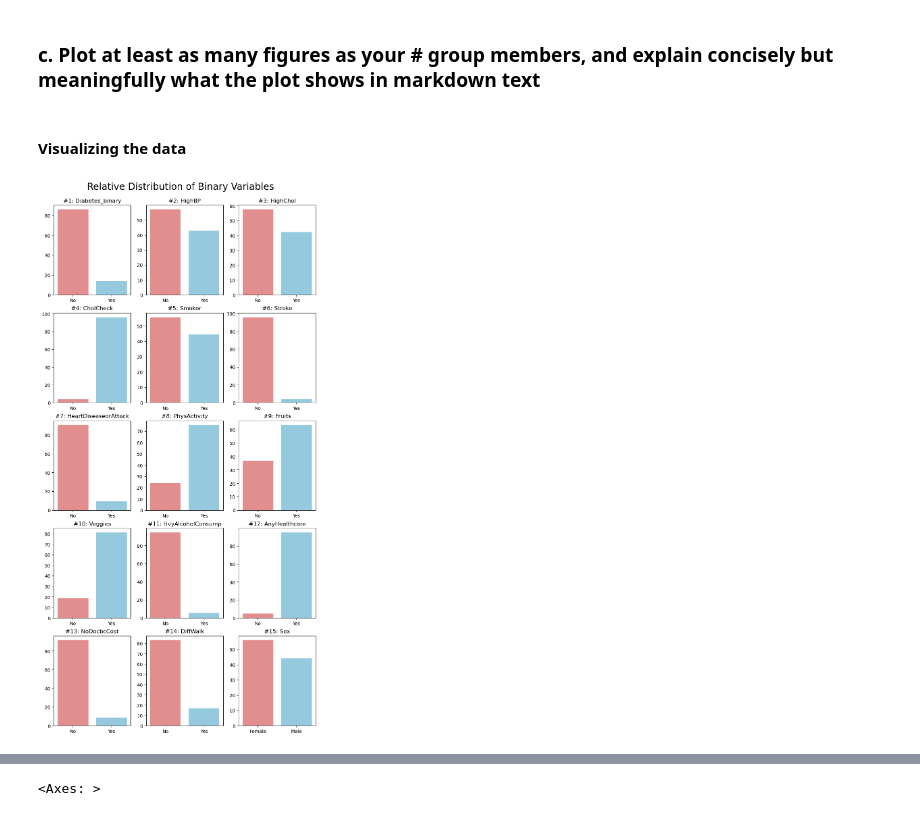
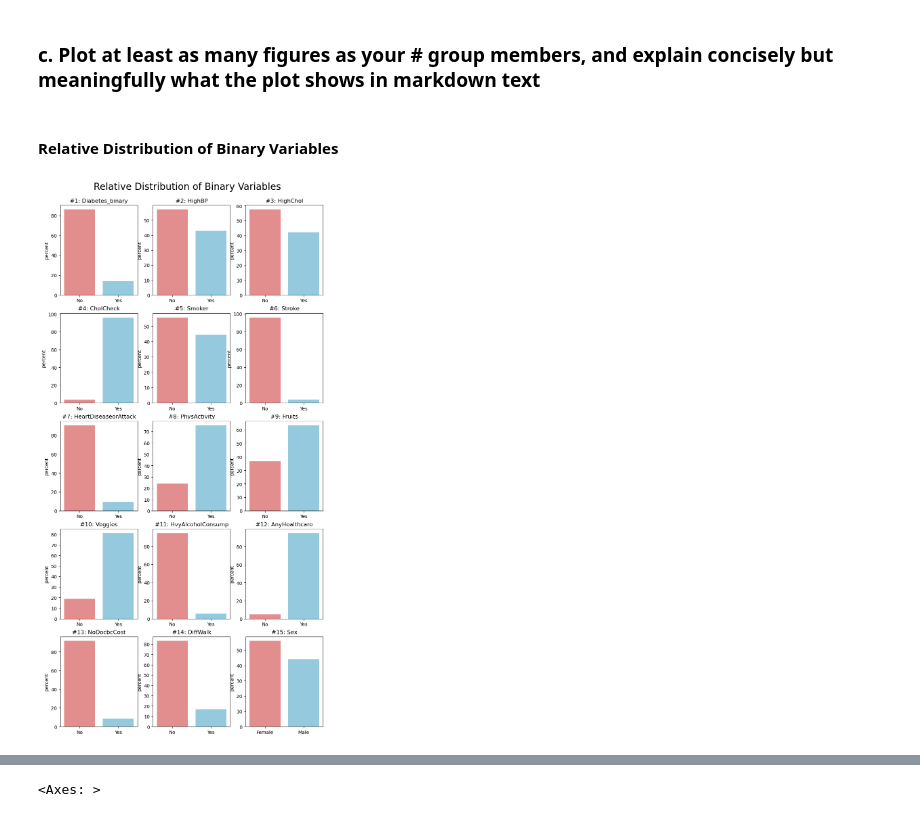
Before and after one commit to arianarosario/DFA-project, a Jupyter notebook: deliverable.ipynb, the cells around one changed output, grey strips where cells are left out. Saved outputs shown, nothing was run; the diff lists cells and outputs as text; code cells hidden in the pictures.

```diff
--- a/deliverable.ipynb
+++ b/deliverable.ipynb
@@ -258,50 +255,52 @@ Age Variable:
         8 ($75,000 or more):    7.96% have diabetes
 # %% [markdown]
 ### c. Plot at least as many figures as your # group members, and explain concisely but meaningfully what the plot shows in markdown text
-# %% [markdown]
-#### Visualizing the data
 # %%
 # helper function to plot a varible distribution
 
+import matplotlib.pyplot as plt
 import seaborn as sns
 
 def plot_dist(data, col, labels):
     sns.countplot(x=col, data=data,
                   stat="percent", palette=['lightcoral','skyblue'])
-    plt.xticks(ticks=[0,1], labels=labels.values())
-    plt.xlabel('')
-    plt.ylabel('')
+    if labels:
+        plt.xticks(ticks=[0,1], labels=labels.values())
+        plt.xlabel('')
+# %% [markdown]
+#### Relative Distribution of Binary Variables
 # %%
 # hiding warnings
 import warnings
 warnings.filterwarnings('ignore')
 
 # setting up multi plot
 fig = plt.figure(figsize=(10,20))
 plt.suptitle('Relative Distribution of Binary Variables',
              va='bottom', y=0.9, fontsize=20)
 fig_count = 1
 
 # plotting target variable
 col = 'Diabetes_binary'
 x_labels = {0:'No',1:'Yes'}
 
 plt.subplot(5, 3, fig_count)
 plt.title("#"+str(fig_count)+": "+col)
 plot_dist(target_data, col, x_labels)
 
 # plotting binary features (14 out of 21)
-for col in feature_data.columns:
-    if feature_data[col].nunique() == 2:
-        fig_count += 1
+binary_features = feature_data.columns[feature_data.nunique() == 2]
 
-        if col == 'Sex':
-            x_labels = {0:'Female',1:'Male'}
+for col in binary_features:
+    fig_count += 1
 
-        plt.subplot(5, 3, fig_count)
-        plt.title("#"+str(fig_count)+": "+col)
-        plot_dist(feature_data, col, x_labels)
+    if col == 'Sex':
+        x_labels = {0:'Female',1:'Male'}
+
+    plt.subplot(5, 3, fig_count)
+    plt.title("#"+str(fig_count)+": "+col)
+    plot_dist(feature_data, col, x_labels)
 
 plt.show()
 # %% [output]
-[figure, old version]
+[figure, new version]
```
Also changed, not shown: parts of 10 cells of this notebook.
